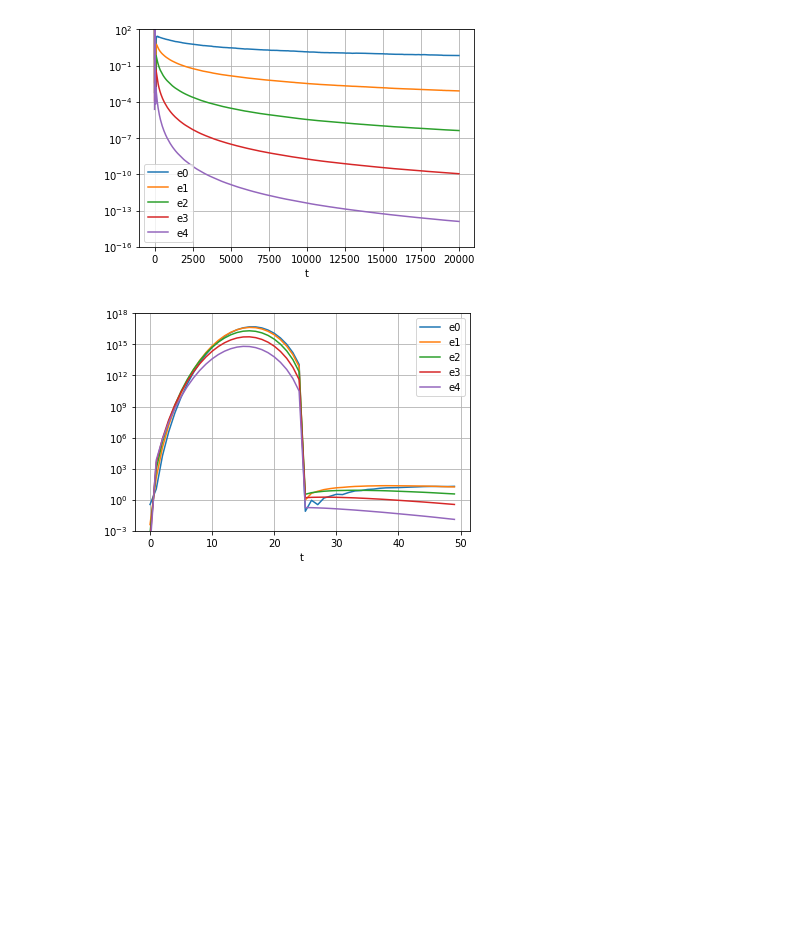
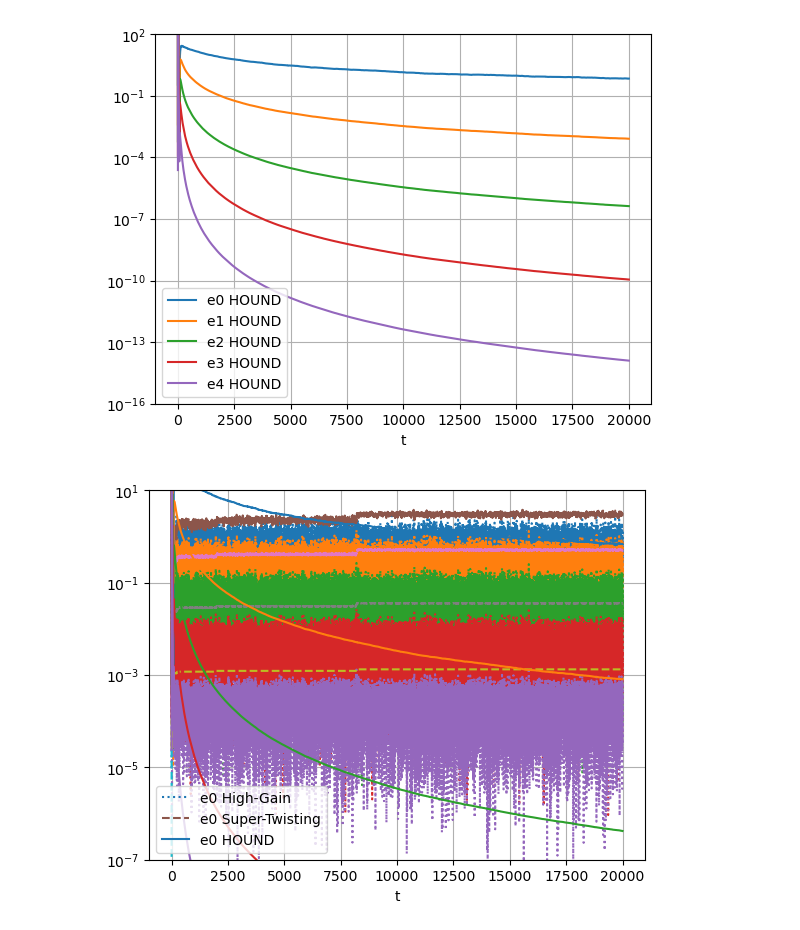
Before and after one commit to katrichek/HOUND, a Jupyter notebook: HOUND.ipynb, the cells around one changed output. Saved outputs shown, nothing was run; the diff lists cells and outputs as text; code cells hidden in the pictures; blank space fills up the shorter version.

```diff
--- a/HOUND.ipynb
+++ b/HOUND.ipynb
@@ -137,32 +238,46 @@ plt.show();
-# %%
-fig, ax = plt.subplots()#figsize=(14, 8))
-#ax.set_ylim(1e-14, 1e0)
-ax.set_ylim(1e-16, 1e2)
-for j in range(n):
-    ax.plot(ts, aes[j], label='e'+str(j))#, color='black', linestyle="x")
-#ax.set_title('log errors')
-#ax.grid(linestyle=":")
-#ax.set_axisbelow(True)
-ax.grid();
-ax.set_xlabel("t")
-ax.set_yscale('log')
-plt.legend()
-plt.show();
-
-
-fig, ax = plt.subplots()#figsize=(14, 8))
-#ax.set_ylim(1e-6, 1e15)
-ax.set_ylim(1e-3, 1e18)
-for j in range(n):
-    ax.plot(ts[:50], aes[j][:50], label='e'+str(j))#, color='black', linestyle="x")
-#ax.set_title('log errors')
-#ax.grid(linestyle=":")
-#ax.set_axisbelow(True)
-ax.grid();
-ax.set_xlabel("t")
-ax.set_yscale('log')
-plt.legend()
-plt.show();
-# %% [output]
-[figure, removed]
-[figure, removed]
+# %%
+fig, ax = plt.subplots()
+ax.set_ylim(1e-16, 1e2)
+for j in range(n):
+    ax.plot(ts, aes_HOUND[j], label='e'+str(j)+' HOUND', linestyle="solid")
+ax.grid();
+ax.set_xlabel("t")
+ax.set_yscale('log')
+plt.legend()
+plt.show();
+
+fig, ax = plt.subplots()
+ax.set_ylim(1e-7, 1e1)
+ax.plot(ts, aesKhalil[0], label='e'+str(0)+' High-Gain', linestyle="dotted")
+for j in range(1,n):
+    ax.plot(ts, aesKhalil[j], linestyle="dotted")
+ax.plot(ts, aesLevant[0], label='e'+str(0)+' Super-Twisting', linestyle="dashed")
+for j in range(1,n):
+    ax.plot(ts, aesLevant[j], linestyle="dashed")
+ax.plot(ts, aes_HOUND[0], label='e'+str(0)+' HOUND', linestyle="solid")
+for j in range(1,n):
+    ax.plot(ts, aes_HOUND[j], linestyle="solid")
+ax.grid();
+ax.set_xlabel("t")
+ax.set_yscale('log')
+plt.legend()
+plt.show();
+
+fig, ax = plt.subplots()
+ax.set_ylim(1e-6, 1e18)
+ax.plot(ts[:50], aesKhalil[0][:50], label='e'+str(0)+' High-Gain', linestyle="dotted")
+for j in range(1,n):
+    ax.plot(ts[:50], aesKhalil[j][:50], linestyle="dotted")
+ax.plot(ts[:50], aesLevant[0][:50], label='e'+str(0)+' Super-Twisting', linestyle="dashed")
+for j in range(1,n):
+    ax.plot(ts[:50], aesLevant[j][:50], linestyle="dashed")
+for j in range(n):
+    ax.plot(ts[:50], aes_HOUND[j][:50], label='e'+str(j)+' HOUND', linestyle="solid")
+ax.grid();
+ax.set_xlabel("t")
+ax.set_yscale('log')
+plt.legend()
+plt.show();
+# %% [output]
+[figure, added]
+[figure, added]
```
Also changed, not shown: parts of 10 cells of this notebook.
